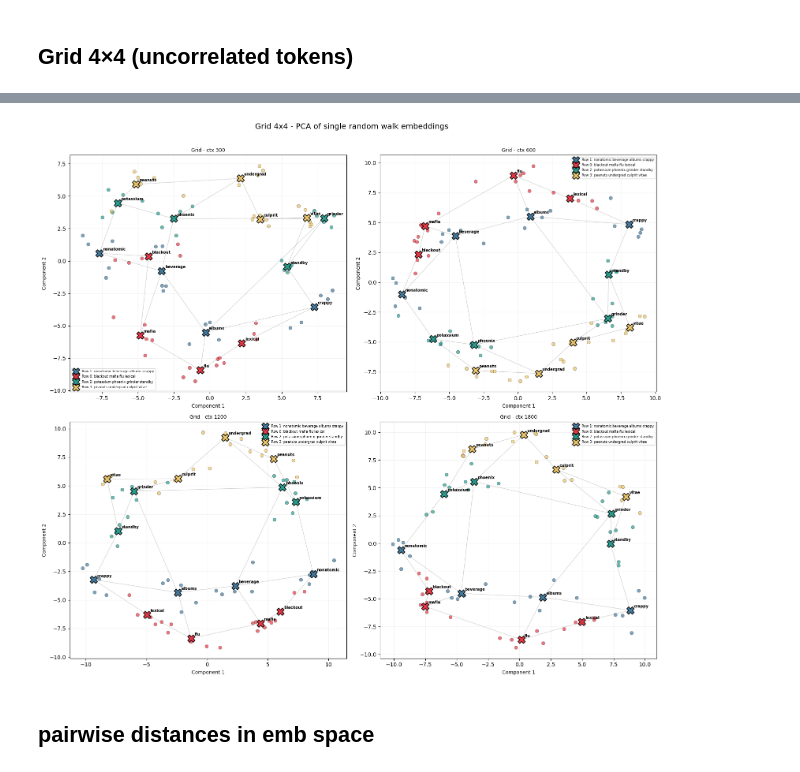
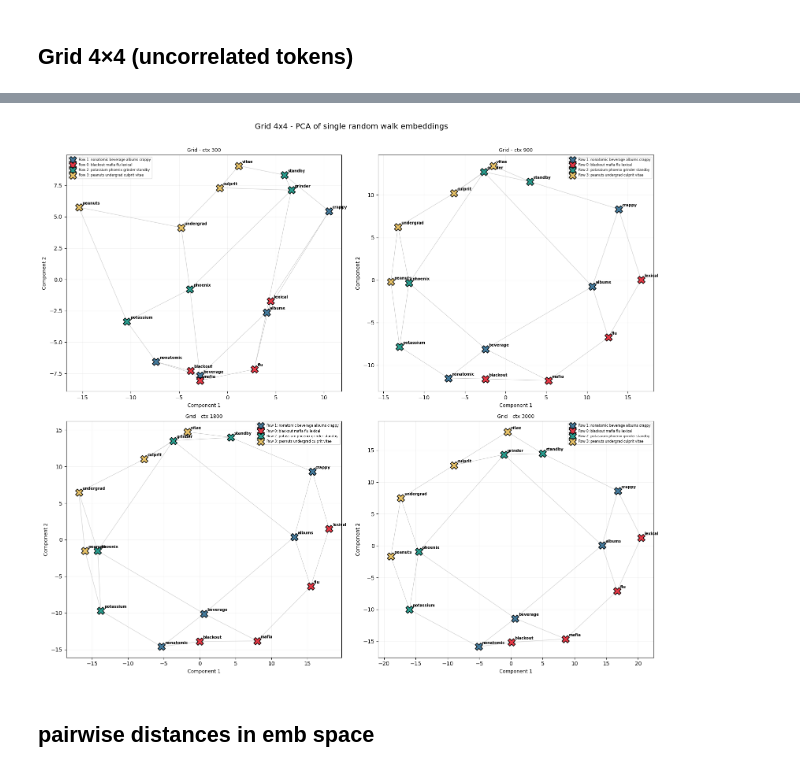
Before and after one commit to Project-Hindenburg/hico, a Jupyter notebook: notebooks/plot_grids.ipynb, the cells around one changed output, grey strips where cells are left out. Drawn from its saved outputs; the diff is of its cells as text; code cells hidden in the pictures.

Commit message:
some plots

```diff
--- a/notebooks/plot_grids.ipynb
+++ b/notebooks/plot_grids.ipynb
@@ -17,28 +17,30 @@ from vis import (
 # %% [markdown]
 ## Grid 4×4 (uncorrelated tokens)
 # %%
-ROW_COLORS = ['#e63946', '#457b9d', '#2a9d8f', '#e9c46a']
-CTX_LENS = [300, 600, 1200, 1800]
+GRID_PATH  = Path("../data/data_3000/one_random_walk/grid_16/grid_dataset_structure.txt")
+VOCAB_PATH = Path("../data/uncorrelated-words/selected_llama31_layer0.txt")
 
-VOCAB_PATH = Path("../data/uncorrelated-words/selected_llama31_layer0.txt")
-EMB_DIR    = Path("../embeddings/one_random_walk/grid_16")
-GRID_PATH  = Path("../data/one_random_walk/grid_16/grid_dataset_structure.txt")
+EMB_DIR    = Path("../embeddings/grid_16")
 
 hp_grid = Plotter(VOCAB_PATH, GRID_PATH, EMB_DIR)
 # %%
 fig, axes = plt.subplots(2, 2, figsize=(16, 14))
 
-for ax, ctx in zip(axes.flat, CTX_LENS):
-    pt_path = EMB_DIR / f"reprs_grid_dataset_one_rw_{ctx}_line000000_layer26.pt"
+CTX_LENS = [300, 900, 1800, 3000]
+ctx=3000
+
+for ax, wim in zip(axes.flat, CTX_LENS):
+    pt_path = EMB_DIR / f"reprs_grid_dataset_one_rw_{ctx}_line000000_layer31.pt"
     ids_np, emb_np = load_embeddings_pt(pt_path)
 
-    filtered_ids, filtered_emb = _window_and_filter(ids_np, emb_np, hp_grid.id_to_word, k=5)
+    filtered_ids, filtered_embs = _window_and_filter(ids_np, emb_np, hp_grid.id_to_word,
+                                                     k=100, t_start=0, t_end=wim)
 
     pca = PCA(n_components=2, random_state=42)
-    emb_pca = pca.fit_transform(filtered_emb)
+    emb_pca = pca.fit_transform(filtered_embs)
 
     hp_grid.plot_reduced_emb(
-        ax, reduced_emb=emb_pca, win_ids=filtered_ids, title=f"Grid - ctx {ctx}"
+        ax, reduced_emb=emb_pca, win_ids=filtered_ids, title=f"Grid - ctx {wim}", only_centroid=True
     )
 
 fig.suptitle("Grid 4x4 - PCA of single random walk embeddings",
@@ -49 +68 @@ plt.show()
-[figure, old version]
+[figure, new version]
```
Also changed, not shown: parts of 4 cells of this notebook, 2 other files.
